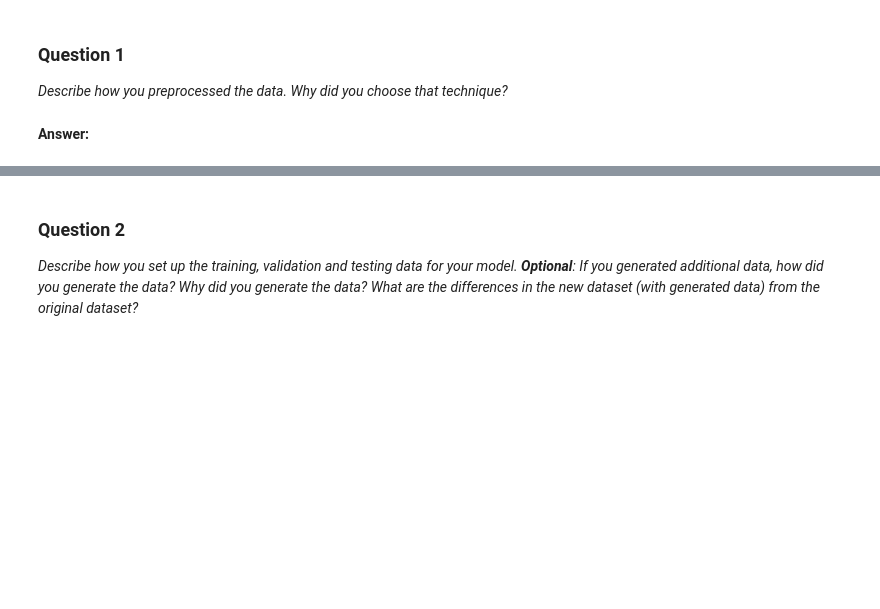
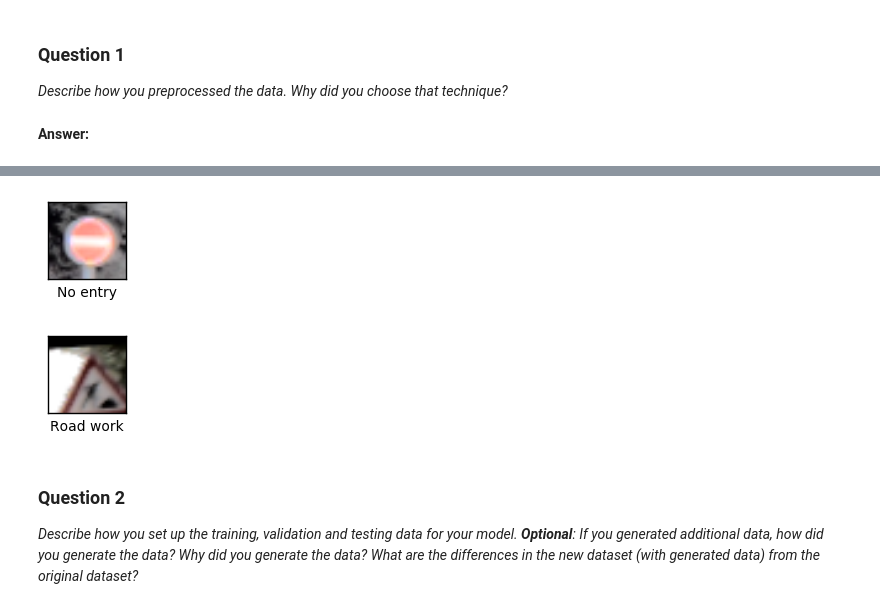
Before and after one commit to racersmith/Traffic-Sign-Classification, a Jupyter notebook: Traffic_Sign_Classifier.ipynb, the cells around one changed output, grey strips where cells are left out. Saved outputs shown, nothing was run; the diff lists cells and outputs as text; code cells hidden in the pictures; blank space fills up the shorter version.

```diff
--- a/Traffic_Sign_Classifier.ipynb
+++ b/Traffic_Sign_Classifier.ipynb
@@ -356,3 +373,42 @@ X_train, X_validation, y_train, y_validation = train_test_split(X, y, test_size=
+# %%
+# Examine the set split.  Check the lables match the image.
+
+index = random.randint(0, len(X_train))
+img = X_train[index].squeeze()
+
+plt.figure(figsize=(1,1))
+plt.xlabel(human_readable_label[y_train[index]])
+plt.tick_params(
+    axis='both',
+    which='both',
+    bottom='off',
+    top='off',
+    left='off',
+    right='off',
+    labelleft='off',
+    labelbottom='off')
+plt.imshow(img)
+plt.show()
+
+index = random.randint(0, len(X_validation))
+img = X_validation[index].squeeze()
+
+plt.figure(figsize=(1,1))
+plt.xlabel(human_readable_label[y_validation[index]])
+plt.tick_params(
+    axis='both',
+    which='both',
+    bottom='off',
+    top='off',
+    left='off',
+    right='off',
+    labelleft='off',
+    labelbottom='off')
+plt.imshow(img)
+plt.show()
+# %% [output]
+[figure, added]
+[figure, added]
 # %% [markdown]
 ### Question 2
 
```
Also changed, not shown: parts of 12 cells of this notebook.
